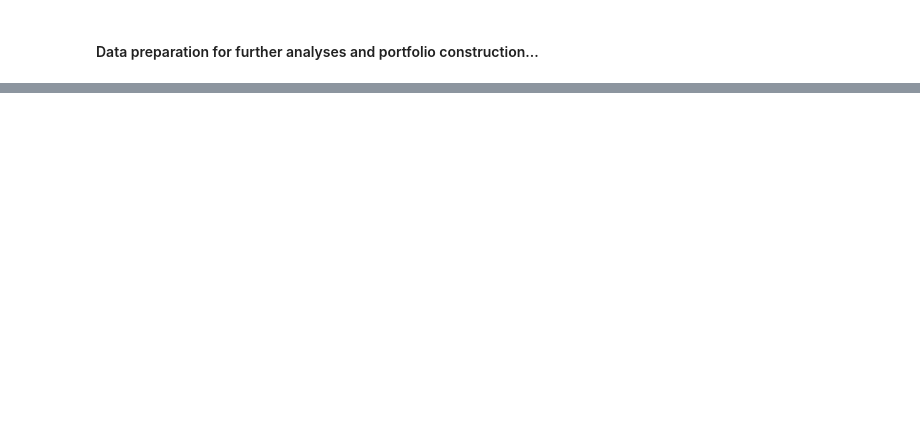
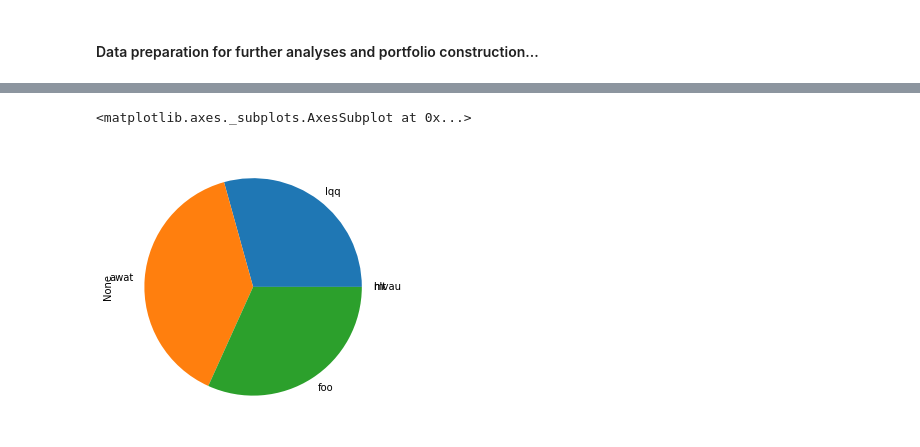
Before and after one commit to mzizi-io/Portfolio-Construction, a Jupyter notebook: cookbook.ipynb, the cells around one changed output, grey strips where cells are left out. Cells and saved outputs as stored; diff of their text form; code cells hidden in the pictures; blank space fills up the shorter version.

```diff
--- a/cookbook.ipynb
+++ b/cookbook.ipynb
@@ -84,0 +137,8 @@ portfolio_comp_returns
+# %%
+#Let's compute the annualized  return of portfolio components
+portfolio_comp_ann_returns = annualized_return(portfolio_comp_returns, period_per_year)
+#Mean-Variance optimization object instanciation
+portfolio = mvo(portfolio_comp_ann_returns, risk_estimates)
+#Get the optimal weights according to the target return
+target_return =0.15
+weights = portfolio.efficient_risk(target_return)
@@ -84,0 +153,5 @@ portfolio_comp_returns
+# %%
+pd.Series(weights).plot.pie(figsize=(5,5))
+# %% [output]
+<matplotlib.axes._subplots.AxesSubplot at 0x...>
+[figure, added]
```
Also changed, not shown: parts of 16 cells of this notebook.
